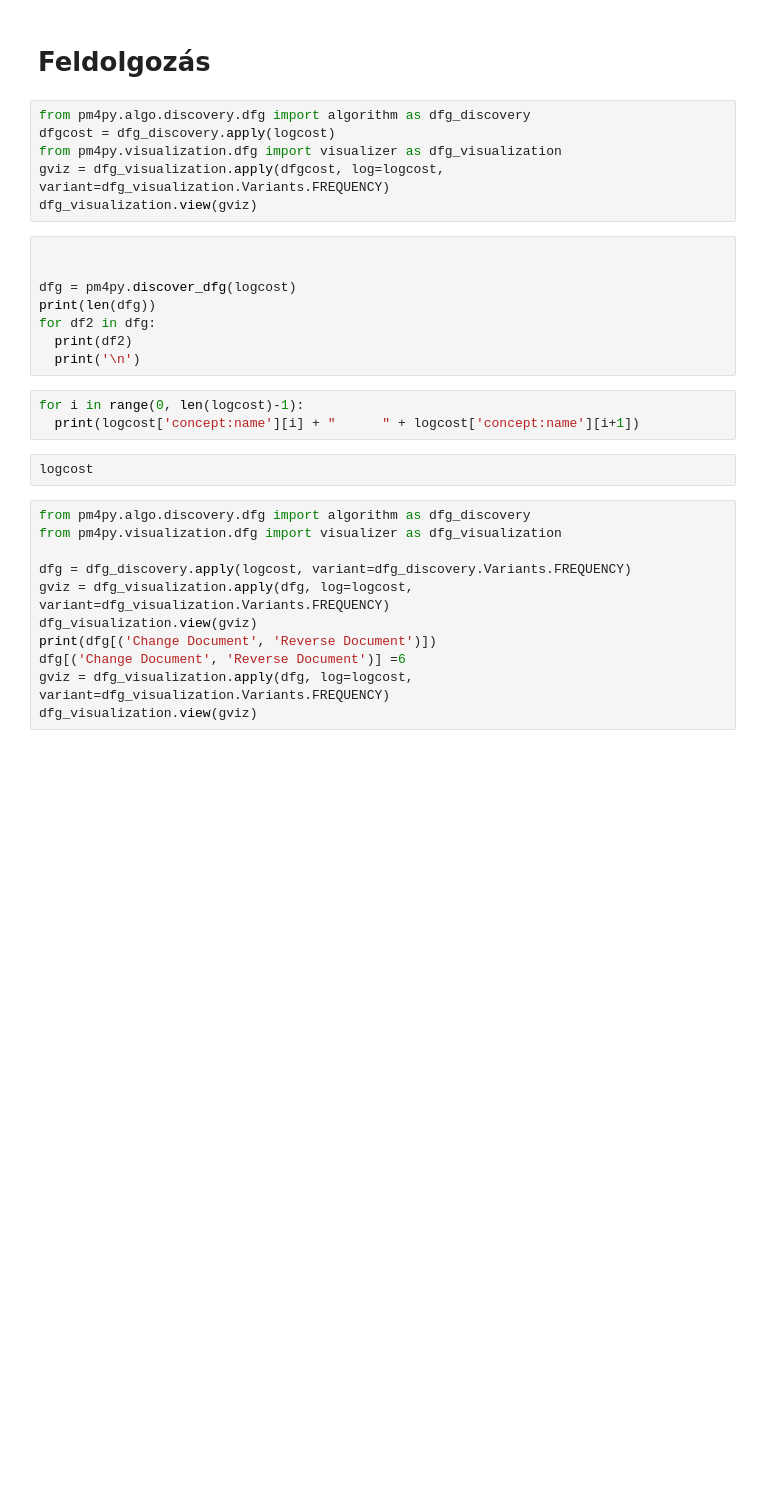
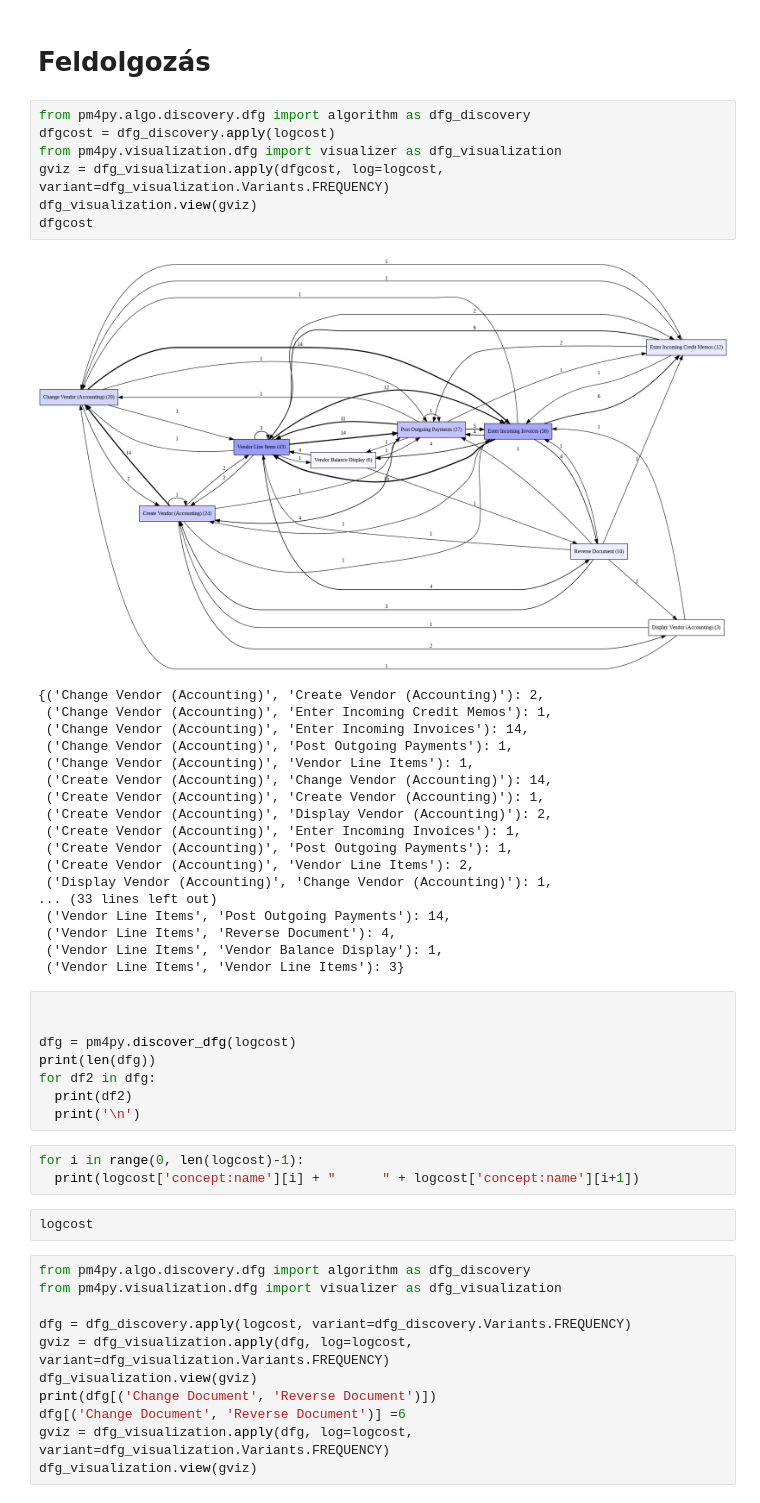
Before and after one commit to szabild/procmin2, a Jupyter notebook: procmin0314.ipynb, the cells around one changed output. Saved outputs shown, nothing was run; the diff lists cells and outputs as text; blank space fills up the shorter version.

```diff
--- a/procmin0314.ipynb
+++ b/procmin0314.ipynb
@@ -208,9 +241,29 @@ pm4py.view_process_tree(process_tree)
 # %%
 from pm4py.algo.discovery.dfg import algorithm as dfg_discovery
 dfgcost = dfg_discovery.apply(logcost)
 from pm4py.visualization.dfg import visualizer as dfg_visualization
 gviz = dfg_visualization.apply(dfgcost, log=logcost, variant=dfg_visualization.Variants.FREQUENCY)
 dfg_visualization.view(gviz)
+dfgcost
+# %% [output]
+[figure, added]
+{('Change Vendor (Accounting)', 'Create Vendor (Accounting)'): 2,
+ ('Change Vendor (Accounting)', 'Enter Incoming Credit Memos'): 1,
+ ('Change Vendor (Accounting)', 'Enter Incoming Invoices'): 14,
+ ('Change Vendor (Accounting)', 'Post Outgoing Payments'): 1,
+ ('Change Vendor (Accounting)', 'Vendor Line Items'): 1,
+ ('Create Vendor (Accounting)', 'Change Vendor (Accounting)'): 14,
+ ('Create Vendor (Accounting)', 'Create Vendor (Accounting)'): 1,
+ ('Create Vendor (Accounting)', 'Display Vendor (Accounting)'): 2,
+ ('Create Vendor (Accounting)', 'Enter Incoming Invoices'): 1,
+ ('Create Vendor (Accounting)', 'Post Outgoing Payments'): 1,
+ ('Create Vendor (Accounting)', 'Vendor Line Items'): 2,
+ ('Display Vendor (Accounting)', 'Change Vendor (Accounting)'): 1,
+... (33 lines left out)
+ ('Vendor Line Items', 'Post Outgoing Payments'): 14,
+ ('Vendor Line Items', 'Reverse Document'): 4,
+ ('Vendor Line Items', 'Vendor Balance Display'): 1,
+ ('Vendor Line Items', 'Vendor Line Items'): 3}
 # %%
 
 
```
Also changed, not shown: parts of 5 cells of this notebook.
